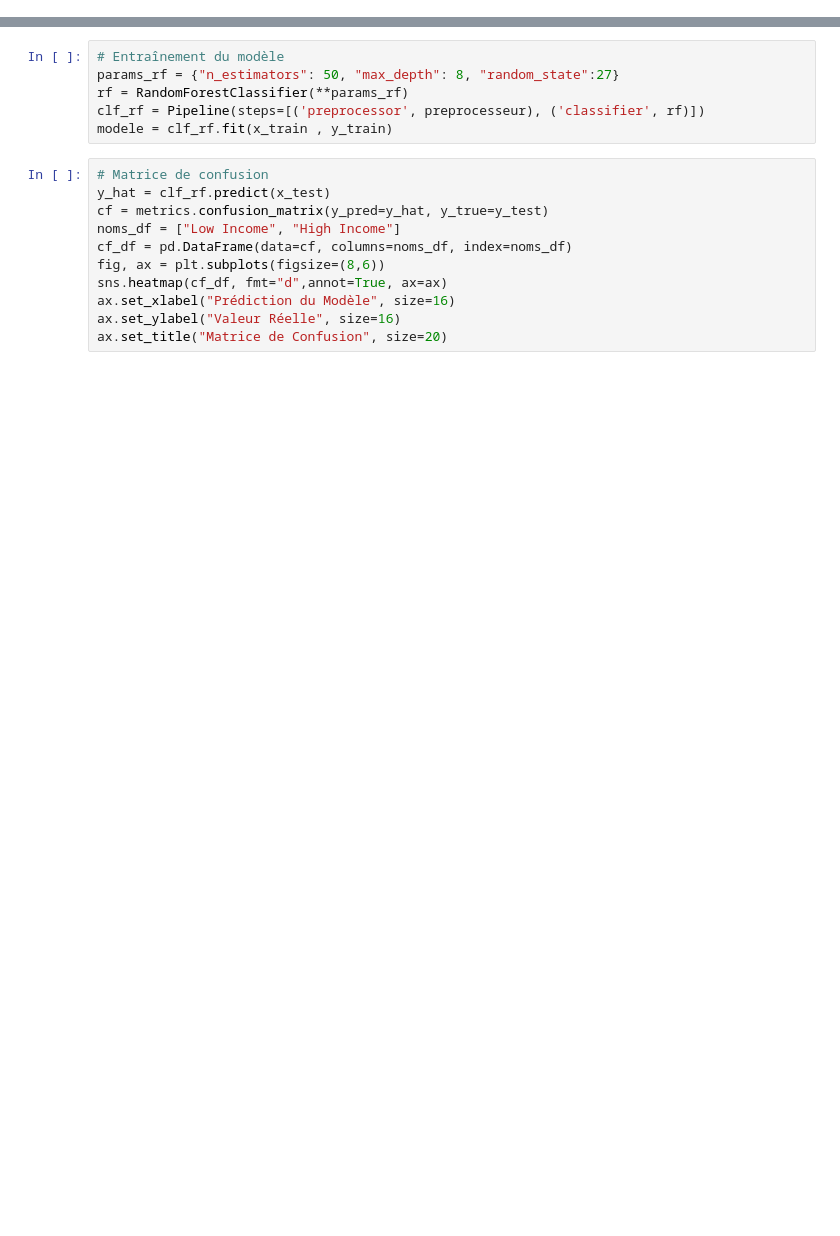
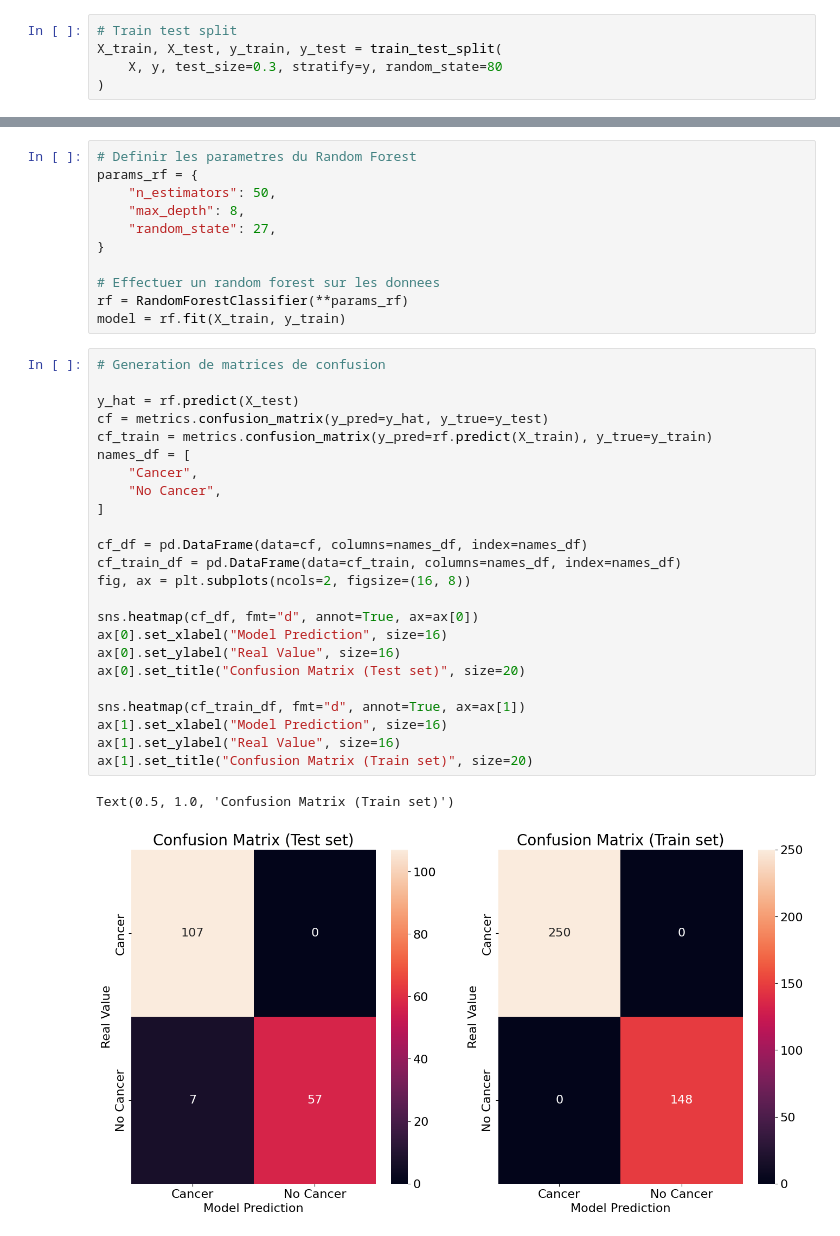
Before and after one commit to Bees11111/XAI_Project, a Jupyter notebook: projet2.ipynb, the cells around one changed output, grey strips where cells are left out. Drawn from its saved outputs; the diff is of its cells as text; blank space fills up the shorter version.

```diff
--- a/projet2.ipynb
+++ b/projet2.ipynb
@@ -83,0 +47,5 @@ preprocesseur = ColumnTransformer(transformers=[('categorical', transfo_categori
+# %%
+# Train test split
+X_train, X_test, y_train, y_test = train_test_split(
+    X, y, test_size=0.3, stratify=y, random_state=80
+)
@@ -84,18 +75,39 @@ preprocesseur = ColumnTransformer(transformers=[('categorical', transfo_categori
 # %%
-# Entraînement du modèle
-params_rf = {"n_estimators": 50, "max_depth": 8, "random_state":27}
+# Definir les parametres du Random Forest
+params_rf = {
+    "n_estimators": 50,
+    "max_depth": 8,
+    "random_state": 27,
+}
+
+# Effectuer un random forest sur les donnees
 rf = RandomForestClassifier(**params_rf)
-clf_rf = Pipeline(steps=[('preprocessor', preprocesseur), ('classifier', rf)])
-modele = clf_rf.fit(x_train , y_train)
+model = rf.fit(X_train, y_train)
 # %%
-# Matrice de confusion
-y_hat = clf_rf.predict(x_test)
+# Generation de matrices de confusion
+
+y_hat = rf.predict(X_test)
 cf = metrics.confusion_matrix(y_pred=y_hat, y_true=y_test)
-noms_df = ["Low Income", "High Income"]
-cf_df = pd.DataFrame(data=cf, columns=noms_df, index=noms_df)
-fig, ax = plt.subplots(figsize=(8,6))
-sns.heatmap(cf_df, fmt="d",annot=True, ax=ax)
-ax.set_xlabel("Prédiction du Modèle", size=16)
-ax.set_ylabel("Valeur Réelle", size=16)
-ax.set_title("Matrice de Confusion", size=20)
+cf_train = metrics.confusion_matrix(y_pred=rf.predict(X_train), y_true=y_train)
+names_df = [
+    "Cancer",
+    "No Cancer",
+]
+
+cf_df = pd.DataFrame(data=cf, columns=names_df, index=names_df)
+cf_train_df = pd.DataFrame(data=cf_train, columns=names_df, index=names_df)
+fig, ax = plt.subplots(ncols=2, figsize=(16, 8))
+
+sns.heatmap(cf_df, fmt="d", annot=True, ax=ax[0])
+ax[0].set_xlabel("Model Prediction", size=16)
+ax[0].set_ylabel("Real Value", size=16)
+ax[0].set_title("Confusion Matrix (Test set)", size=20)
+
+sns.heatmap(cf_train_df, fmt="d", annot=True, ax=ax[1])
+ax[1].set_xlabel("Model Prediction", size=16)
+ax[1].set_ylabel("Real Value", size=16)
+ax[1].set_title("Confusion Matrix (Train set)", size=20)
+# %% [output]
+Text(0.5, 1.0, 'Confusion Matrix (Train set)')
+[figure, added]
 # %%
```
Also changed, not shown: parts of 17 cells of this notebook.
